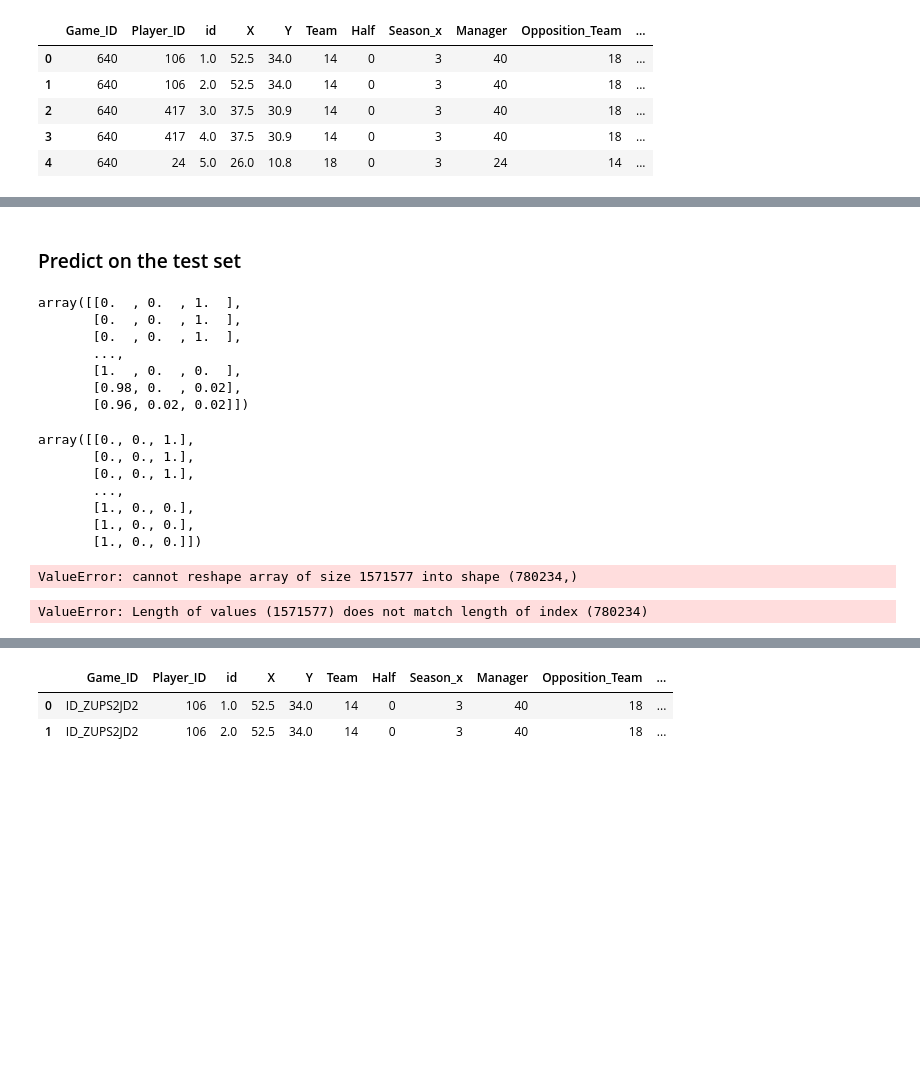
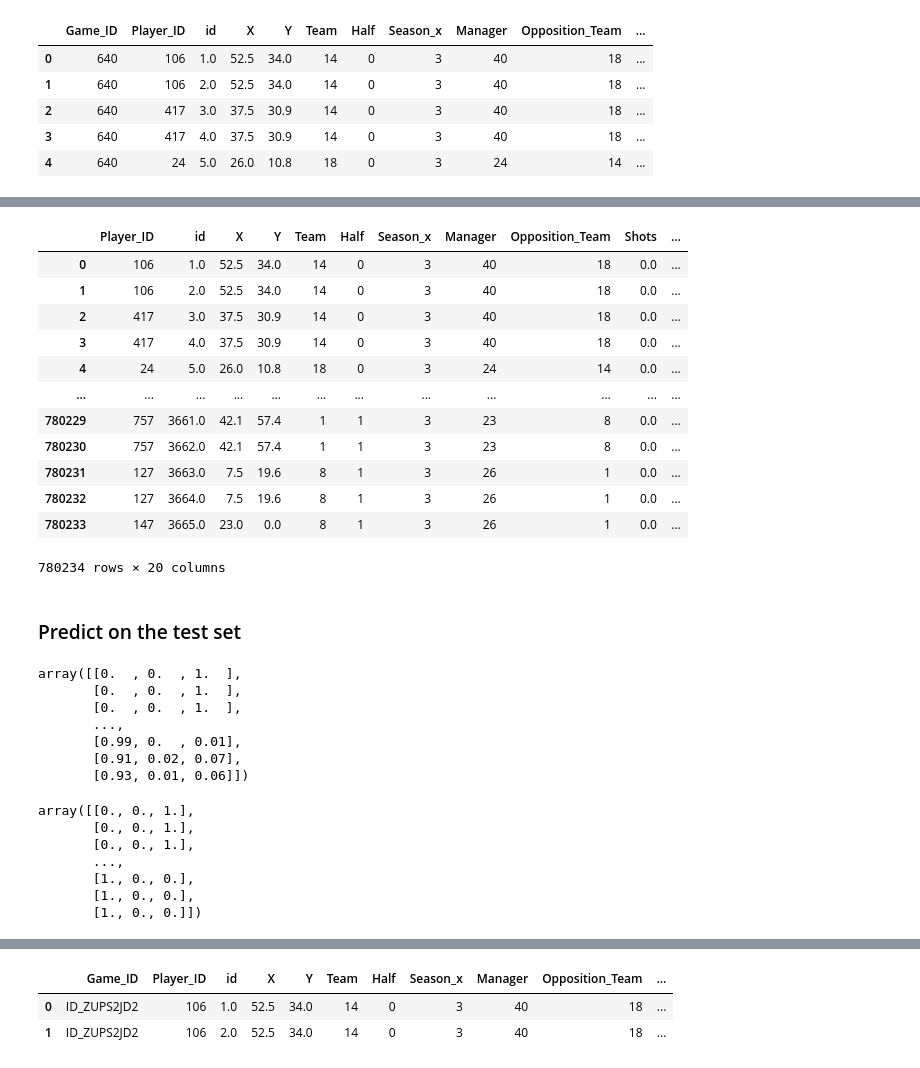
Before and after one commit to The-DigitalAcademy/Precious_Laduma_Score_Predictions, a Jupyter notebook: Score.ipynb, the cells around one changed output, grey strips where cells are left out. Saved outputs shown, nothing was run; the diff lists cells and outputs as text; code cells hidden in the pictures; blank space fills up the shorter version.

```diff
--- a/Score.ipynb
+++ b/Score.ipynb
@@ -284,15 +304,30 @@ Test.head()
+# %%
+X_test.dropna(how="all")
+# %% [output]
+|  | Player_ID | id | X | Y | Team | Half | Season_x | Manager | Opposition_Team | Shots | ... |
+| 0 | 106 | 1.0 | 52.5 | 34.0 | 14 | 0 | 3 | 40 | 18 | 0.0 | ... |
+| 1 | 106 | 2.0 | 52.5 | 34.0 | 14 | 0 | 3 | 40 | 18 | 0.0 | ... |
+| 2 | 417 | 3.0 | 37.5 | 30.9 | 14 | 0 | 3 | 40 | 18 | 0.0 | ... |
+| 3 | 417 | 4.0 | 37.5 | 30.9 | 14 | 0 | 3 | 40 | 18 | 0.0 | ... |
+| 4 | 24 | 5.0 | 26.0 | 10.8 | 18 | 0 | 3 | 24 | 14 | 0.0 | ... |
+| ... | ... | ... | ... | ... | ... | ... | ... | ... | ... | ... | ... |
+| 780229 | 757 | 3661.0 | 42.1 | 57.4 | 1 | 1 | 3 | 23 | 8 | 0.0 | ... |
+| 780230 | 757 | 3662.0 | 42.1 | 57.4 | 1 | 1 | 3 | 23 | 8 | 0.0 | ... |
+| 780231 | 127 | 3663.0 | 7.5 | 19.6 | 8 | 1 | 3 | 26 | 1 | 0.0 | ... |
+| 780232 | 127 | 3664.0 | 7.5 | 19.6 | 8 | 1 | 3 | 26 | 1 | 0.0 | ... |
+| 780233 | 147 | 3665.0 | 23.0 | 0.0 | 8 | 1 | 3 | 26 | 1 | 0.0 | ... |
+780234 rows × 20 columns
 # %% [markdown]
 ### Predict on the test set
 # %%
-test_predictions  = clf.predict_proba(X)
-
-test_predictions
+pred_clf=clf.predict_proba(X)
+pred_clf
 # %% [output]
 array([[0.  , 0.  , 1.  ],
        [0.  , 0.  , 1.  ],
        [0.  , 0.  , 1.  ],
        ...,
-       [1.  , 0.  , 0.  ],
-       [0.98, 0.  , 0.02],
-       [0.96, 0.02, 0.02]])
+       [0.99, 0.  , 0.01],
+       [0.91, 0.02, 0.07],
+       [0.93, 0.01, 0.06]])
 # %%
@@ -307,19 +341,3 @@ array([[0., 0., 1.],
        [1., 0., 0.],
        [1., 0., 0.],
        [1., 0., 0.]])
-# %%
-import numpy as np
-
-# Create the values array
-values = np.arange(1571577)
-
-# Create the index array
-index = np.arange(780234)
-
-# Reshape the values array to have the same length as the index array
-values = values.reshape(780234, )
-
-# Check that the lengths of the arrays are the same
-assert len(values) == len(index)
-# %% [output]
-ValueError: cannot reshape array of size 1571577 into shape (780234,)
@@ -326,8 +348,6 @@ ValueError: cannot reshape array of size 1571577 into shape (780234,)
 # %%
-Test["Score"] = test_predictions
+X_test["Score"] = test_predictions
 
 test_predictions
-# %% [output]
-ValueError: Length of values (1571577) does not match length of index (780234)
 # %%
 Test["Score"].unique()
```
Also changed, not shown: parts of 11 cells of this notebook.
